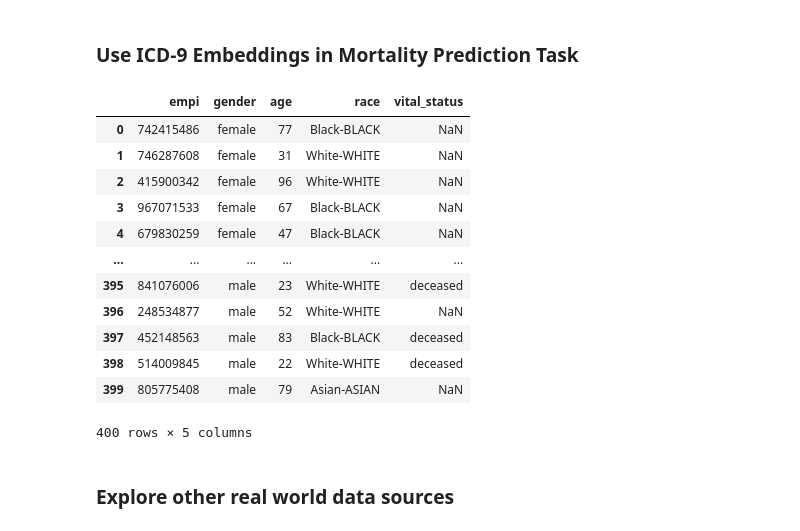
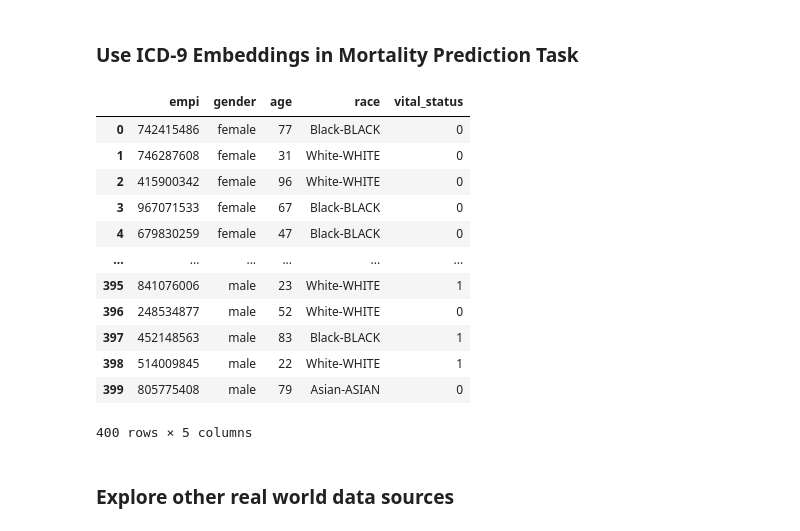
Before and after one commit to drewwilimitis/Hyperbolic-ICD-Embeddings-MIMIC3, a Jupyter notebook: Test_EHR_Concept_Embeddings.ipynb, the cells around one changed output. Cells and saved outputs as stored; diff of their text form; code cells hidden in the pictures.

```diff
--- a/Test_EHR_Concept_Embeddings.ipynb
+++ b/Test_EHR_Concept_Embeddings.ipynb
@@ -333,20 +333,21 @@ plt.imshow(img);
 # %% [markdown]
 ### Use ICD-9 Embeddings in Mortality Prediction Task
 # %%
+dem['vital_status'] = dem['vital_status'].fillna(0).replace('deceased', 1)
 dem[['empi', 'gender', 'age', 'race', 'vital_status']]
 # %% [output]
 |  | empi | gender | age | race | vital_status |
-| 0 | 742415486 | female | 77 | Black-BLACK | NaN |
-| 1 | 746287608 | female | 31 | White-WHITE | NaN |
-| 2 | 415900342 | female | 96 | White-WHITE | NaN |
-| 3 | 967071533 | female | 67 | Black-BLACK | NaN |
-| 4 | 679830259 | female | 47 | Black-BLACK | NaN |
+| 0 | 742415486 | female | 77 | Black-BLACK | 0 |
+| 1 | 746287608 | female | 31 | White-WHITE | 0 |
+| 2 | 415900342 | female | 96 | White-WHITE | 0 |
+| 3 | 967071533 | female | 67 | Black-BLACK | 0 |
+| 4 | 679830259 | female | 47 | Black-BLACK | 0 |
 | ... | ... | ... | ... | ... | ... |
-| 395 | 841076006 | male | 23 | White-WHITE | deceased |
-| 396 | 248534877 | male | 52 | White-WHITE | NaN |
-| 397 | 452148563 | male | 83 | Black-BLACK | deceased |
-| 398 | 514009845 | male | 22 | White-WHITE | deceased |
-| 399 | 805775408 | male | 79 | Asian-ASIAN | NaN |
+| 395 | 841076006 | male | 23 | White-WHITE | 1 |
+| 396 | 248534877 | male | 52 | White-WHITE | 0 |
+| 397 | 452148563 | male | 83 | Black-BLACK | 1 |
+| 398 | 514009845 | male | 22 | White-WHITE | 1 |
+| 399 | 805775408 | male | 79 | Asian-ASIAN | 0 |
 400 rows × 5 columns
 # %% [markdown]
 ### Explore other real world data sources
```
